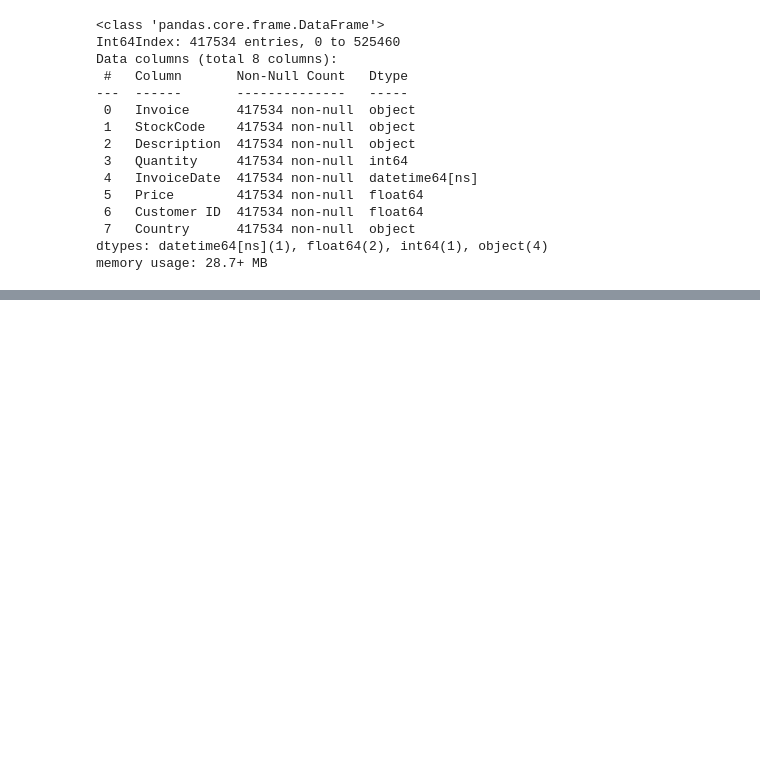
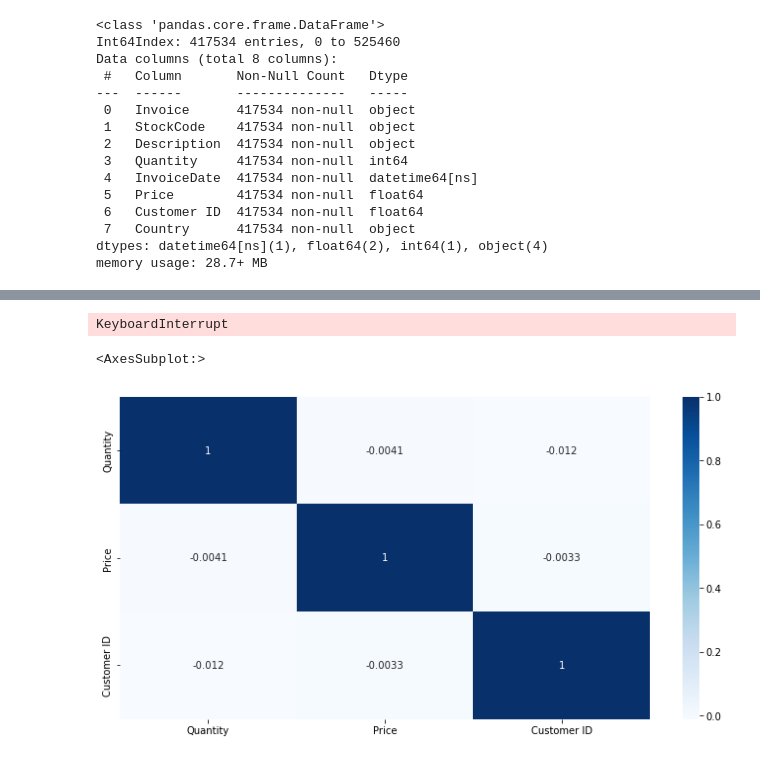
Before and after one commit to ShivaG3D/data606_Shiva, a Jupyter notebook: EDA_Online_DataSet.ipynb, the cells around one changed output, grey strips where cells are left out. Drawn from its saved outputs; the diff is of its cells as text; code cells hidden in the pictures; blank space fills up the shorter version.

```diff
--- a/EDA_Online_DataSet.ipynb
+++ b/EDA_Online_DataSet.ipynb
@@ -84,6 +82,4 @@ Data columns (total 8 columns):
 dtypes: datetime64[ns](1), float64(2), int64(1), object(4)
 memory usage: 28.7+ MB
 # %%
-col1 = ['Description','Country']
-for col in col1:
-    print('{} : {}'.format(col,onlineRetail[col].unique()))
+onlineRetail['InvoiceDate'] = pd.to_datetime(onlineRetail['InvoiceDate'])
@@ -99,0 +86,4 @@ Country : ['United Kingdom' 'France' 'USA' 'Belgium' 'Australia' 'EIRE' 'Germany
+# %%
+onlineRetail['YearMonth'] = onlineRetail['InvoiceDate'].map(lambda date: 100*date.year + date.month)
+onlineRetail['Mon_Year'] = onlineRetail['InvoiceDate'].dt.strftime('%b-%Y')
+onlineRetail.head(10)
@@ -99,0 +116,9 @@ Country : ['United Kingdom' 'France' 'USA' 'Belgium' 'Australia' 'EIRE' 'Germany
+# %%
+sns.pairplot(onlineRetail);
+# %% [output]
+KeyboardInterrupt
+# %%
+sns.heatmap(onlineRetail.corr(),cbar=True,annot=True,cmap='Blues')
+# %% [output]
+<AxesSubplot:>
+[figure, added]
```
Also changed, not shown: parts of 5 cells of this notebook, 2 other files.
